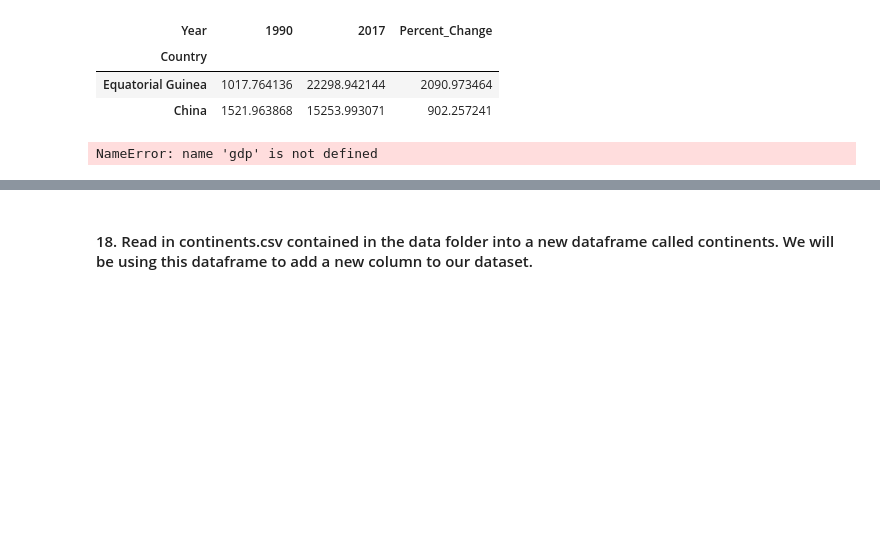
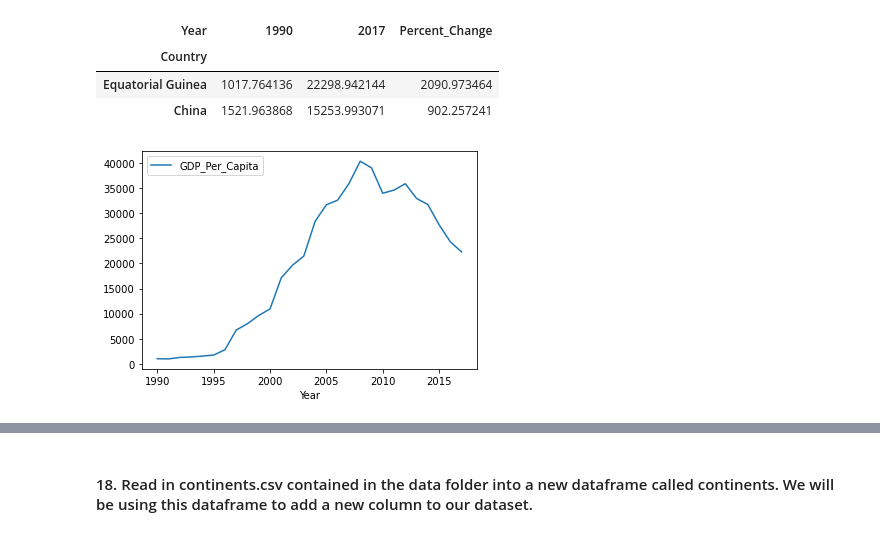
Before and after one commit to nss-data-science-cohort-4/dq1-undata-alvinwendt, a Jupyter notebook: notebook/UN_Data_Exploration.ipynb, the cells around one changed output, grey strips where cells are left out. Drawn from its saved outputs; the diff is of its cells as text; code cells hidden in the pictures; blank space fills up the shorter version.

```diff
--- a/notebook/UN_Data_Exploration.ipynb
+++ b/notebook/UN_Data_Exploration.ipynb
@@ -194,8 +194,8 @@ gdp_pivoted.sort_values(by='Percent_Change', ascending=False).head(2)
 | Equatorial Guinea | 1017.764136 | 22298.942144 | 2090.973464 |
 | China | 1521.963868 | 15253.993071 | 902.257241 |
 # %%
-gdp.df[gdp_df['Country'] == 'Equatorial Guinea'
-       & gdp_df['Year'] >= '1990'
-       & gdp_df['Year'] <= '2017'][va.plot()
+gdp_df[(gdp_df['Country'] == 'Equatorial Guinea' )
+       & (gdp_df['Year'] >= 1990)
+       & (gdp_df['Year'] <= 2017)].plot(x='Year');
 # %% [output]
-NameError: name 'gdp' is not defined
+[figure, added]
```
Also changed, not shown: parts of 27 cells of this notebook.
